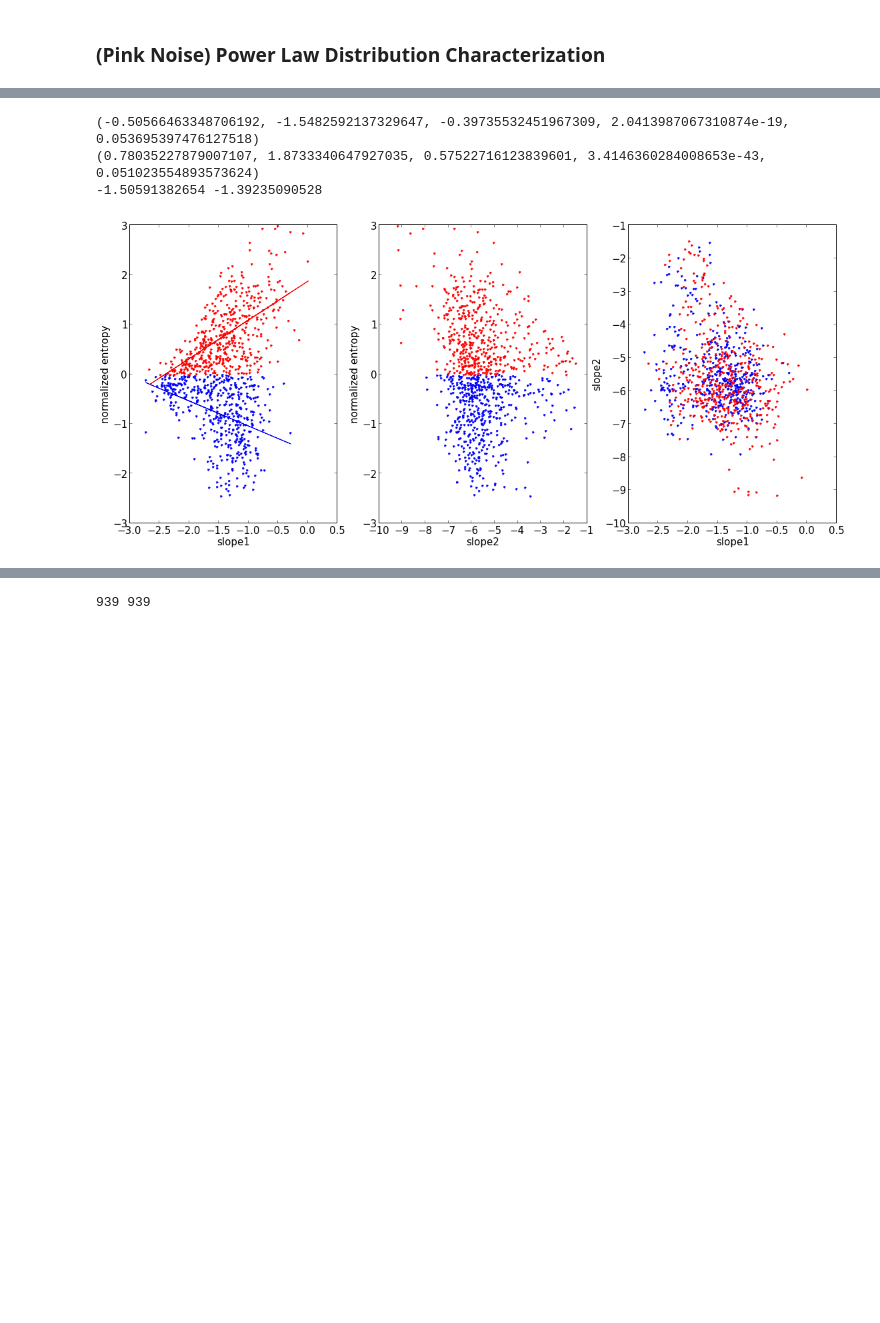
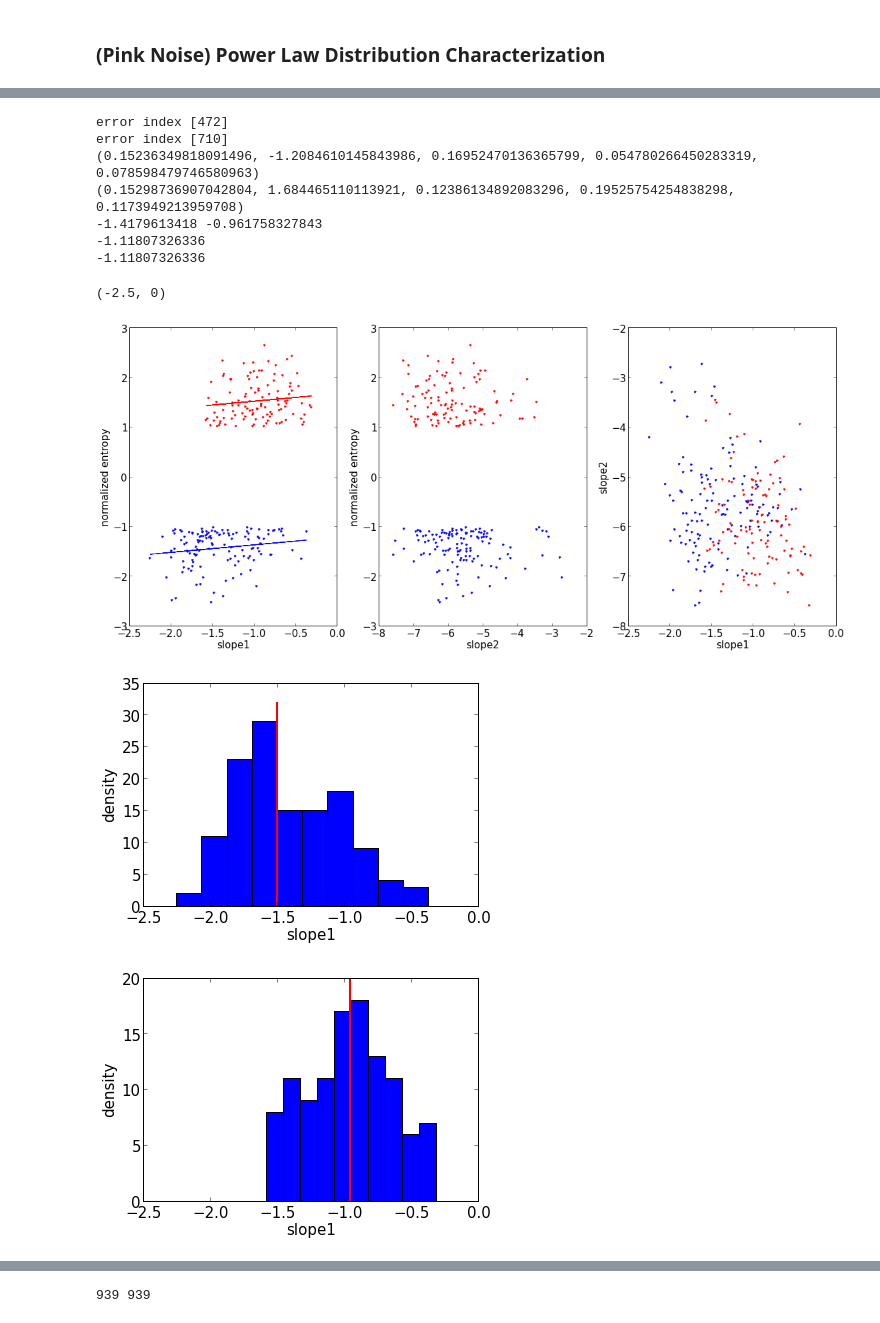
Before and after one commit to wazaahhh/hyperscanning, a Jupyter notebook: brainwaves_hyperscanning.ipynb, the cells around one changed output, grey strips where cells are left out. Cells and saved outputs as stored; diff of their text form; code cells hidden in the pictures; blank space fills up the shorter version.

```diff
--- a/brainwaves_hyperscanning.ipynb
+++ b/brainwaves_hyperscanning.ipynb
@@ -40,7 +156,7 @@ jsonData['subjects'].keys()
 # %% [output]
 [u'Benjamin', u'Vaidy', u'Thomas', u'Sebastian']
 # %%
-subject = 'Benjamin'
+subject = 'Vaidy'
 key = bucket.get_key(dStructure[date][session][subject])
 f = StringIO.StringIO(key.get_contents_as_string())
 csvType = csv.reader(f,delimiter=' ')
@@ -158,8 +278,8 @@ def plotDensity(value):
     H = histogram(value)
     bar(H[1][:-1],H[0],width=float(np.diff(H[1][:2])))
     y = np.linspace(0,max(H[0])*1.1,10)
-    x = np.zeros_like(y)+ np.mean(value)
+    x = np.zeros_like(y)+ np.median(value)
     plot(x,y,'r-',lw=2)
     xlabel("slope1")
     ylabel("density")
-    print np.mean(r['slope1'])
+    print np.median(r['slope1'])
@@ -197,18 +320,32 @@ plotDensity(rv1['slope1'])
 # %%
-perc = 50
-i05 = np.argwhere(np.array(dic['S']) < percentile(dic['S'],perc)).flatten()
-i95 = np.argwhere(np.array(dic['S']) > percentile(dic['S'],100-perc)).flatten()
+perc = 15
+i05 = np.array(dic['S']) < percentile(dic['S'],perc)
+i95 = np.array(dic['S']) > percentile(dic['S'],100-perc)
 
 pl.figure(1,(19,8))
-r05 = pSpectraCharacterize(dic,i05,plot=True,color="b")
-r95 = pSpectraCharacterize(dic,i95,plot=True,color="r")
+r05 = pSpectraCharacterize(dic,np.argwhere(i05*i0),plot=True,color="b")
+r95 = pSpectraCharacterize(dic,np.argwhere(i95*i0),plot=True,color="r")
 
 print np.mean(r05['slope1']),np.mean(r95['slope1'])
+
+figure(2)
+plotDensity(r05['slope1'])
+xlim(-2.5,0)
+figure(3)
+plotDensity(r95['slope1'])
+xlim(-2.5,0)
 # %% [output]
-(-0.50566463348706192, -1.5482592137329647, -0.39735532451967309, 2.0413987067310874e-19, 0.053695397476127518)
-(0.78035227879007107, 1.8733340647927035, 0.57522716123839601, 3.4146360284008653e-43, 0.051023554893573624)
--1.50591382654 -1.39235090528
+error index [472]
+error index [710]
+(0.15236349818091496, -1.2084610145843986, 0.16952470136365799, 0.054780266450283319, 0.078598479746580963)
+(0.15298736907042804, 1.684465110113921, 0.12386134892083296, 0.19525754254838298, 0.1173949213959708)
+-1.4179613418 -0.961758327843
+-1.11807326336
+-1.11807326336
+(-2.5, 0)
-[figure, old version]
+[figure, new version]
+[figure, added]
+[figure, added]
 # %%
 global smoothing
 smoothing = 10
```
Also changed, not shown: parts of 16 cells of this notebook.
